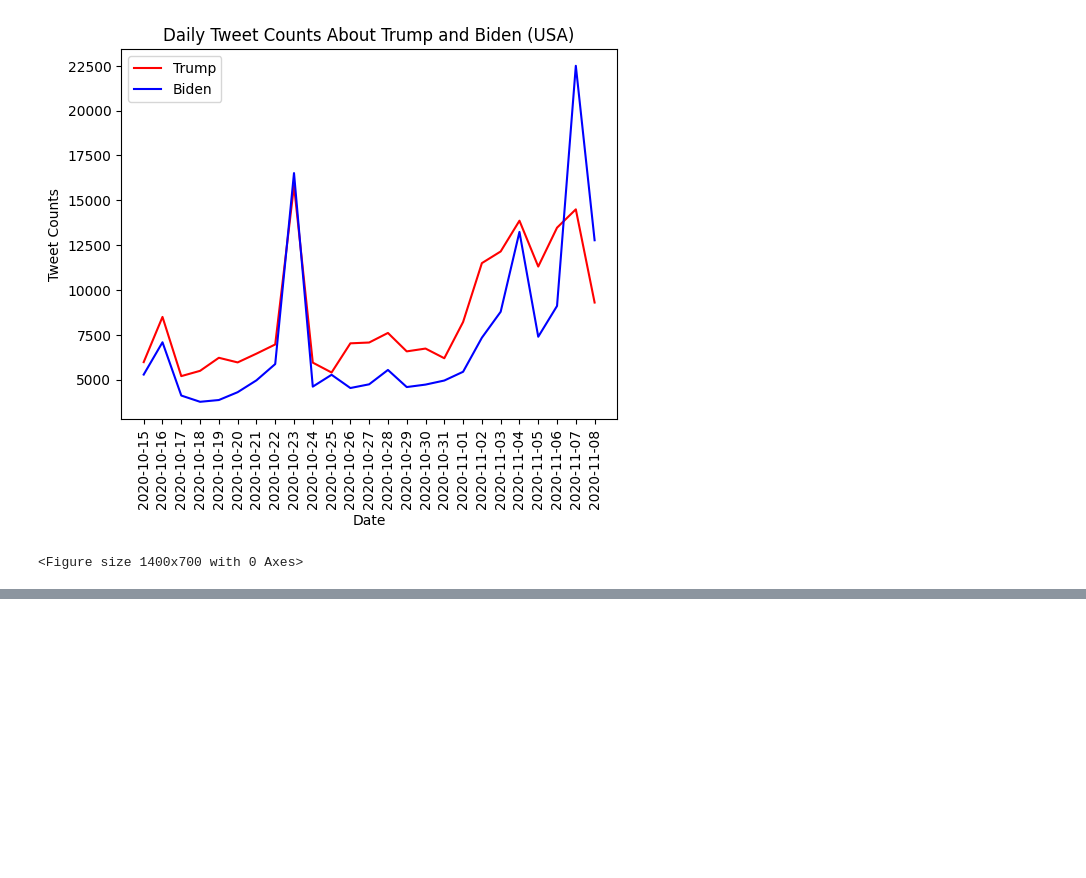
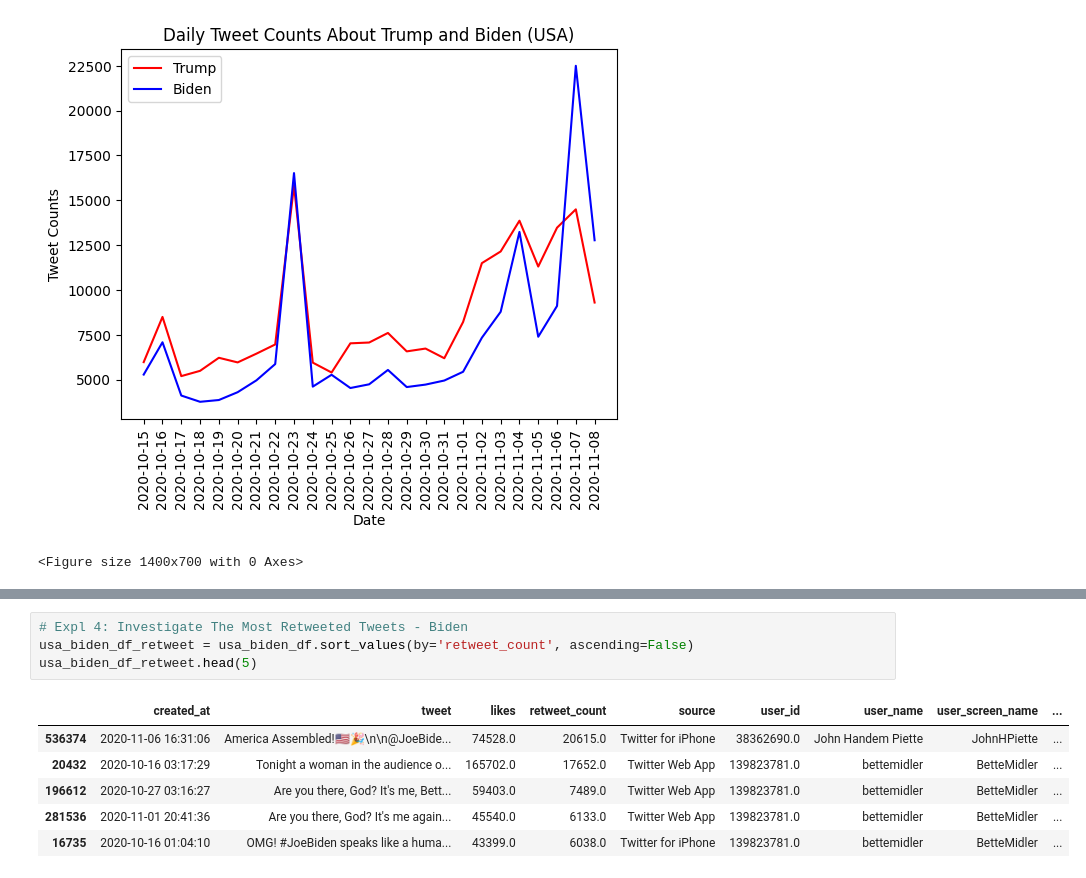
Before and after one commit to GulsahDurmaz/redi_fall2024_data_circle_twitter_project, a Jupyter notebook: Data_Circle_US_Election_2020_Tweets.ipynb, the cells around one changed output, grey strips where cells are left out. Saved outputs shown, nothing was run; the diff lists cells and outputs as text; blank space fills up the shorter version.

```diff
--- a/Data_Circle_US_Election_2020_Tweets.ipynb
+++ b/Data_Circle_US_Election_2020_Tweets.ipynb
@@ -400,0 +422,11 @@ plt.show()
+# %%
+# Expl 4: Investigate The Most Retweeted Tweets - Biden
+usa_biden_df_retweet = usa_biden_df.sort_values(by='retweet_count', ascending=False)
+usa_biden_df_retweet.head(5)
+# %% [output]
+|  | created_at | tweet | likes | retweet_count | source | user_id | user_name | user_screen_name | ... |
+| 536374 | 2020-11-06 16:31:06 | America Assembled!🇺🇸🎉\n\n@JoeBide... | 74528.0 | 20615.0 | Twitter for iPhone | 38362690.0 | John Handem Piette | JohnHPiette | ... |
+| 20432 | 2020-10-16 03:17:29 | Tonight a woman in the audience o... | 165702.0 | 17652.0 | Twitter Web App | 139823781.0 | bettemidler | BetteMidler | ... |
+| 196612 | 2020-10-27 03:16:27 | Are you there, God? It's me, Bett... | 59403.0 | 7489.0 | Twitter Web App | 139823781.0 | bettemidler | BetteMidler | ... |
+| 281536 | 2020-11-01 20:41:36 | Are you there, God? It's me again... | 45540.0 | 6133.0 | Twitter Web App | 139823781.0 | bettemidler | BetteMidler | ... |
+| 16735 | 2020-10-16 01:04:10 | OMG! #JoeBiden speaks like a huma... | 43399.0 | 6038.0 | Twitter for iPhone | 139823781.0 | bettemidler | BetteMidler | ... |
```
Also changed, not shown: parts of 4 cells of this notebook.
